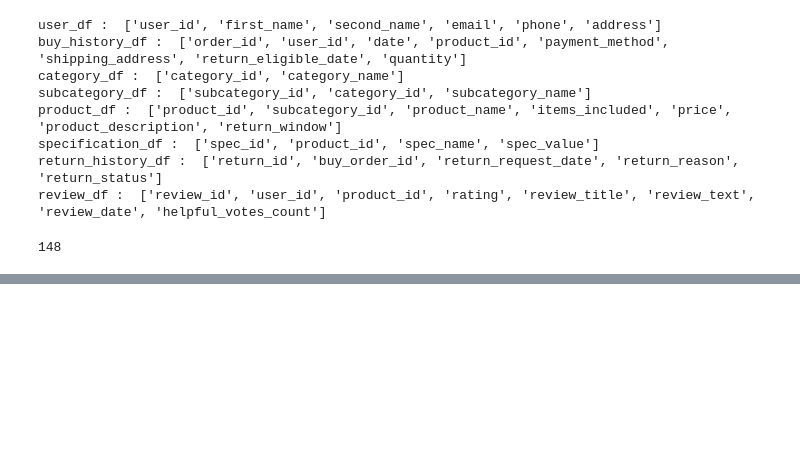
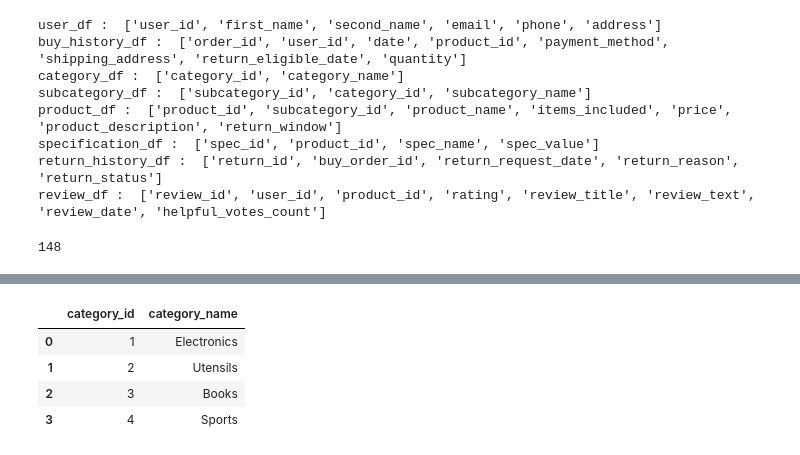
Before and after one commit to bhattacharjeeajay12/EAG_V1_CAPESTONE, a Jupyter notebook: dev_docs/data_quality.ipynb, the cells around one changed output, grey strips where cells are left out. Cells and saved outputs as stored; diff of their text form; code cells hidden in the pictures; blank space fills up the shorter version.

```diff
--- a/dev_docs/data_quality.ipynb
+++ b/dev_docs/data_quality.ipynb
@@ -209,0 +230,8 @@ buy_history_df["order_id"].nunique()
+# %%
+category_df
+# %% [output]
+|  | category_id | category_name |
+| 0 | 1 | Electronics |
+| 1 | 2 | Utensils |
+| 2 | 3 | Books |
+| 3 | 4 | Sports |
```
Also changed, not shown: parts of 4 cells of this notebook, 18 other files.
